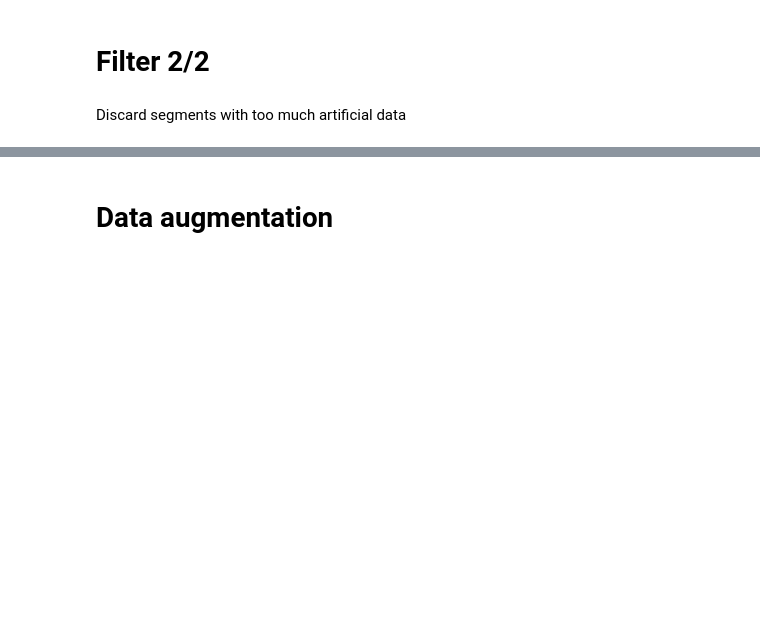
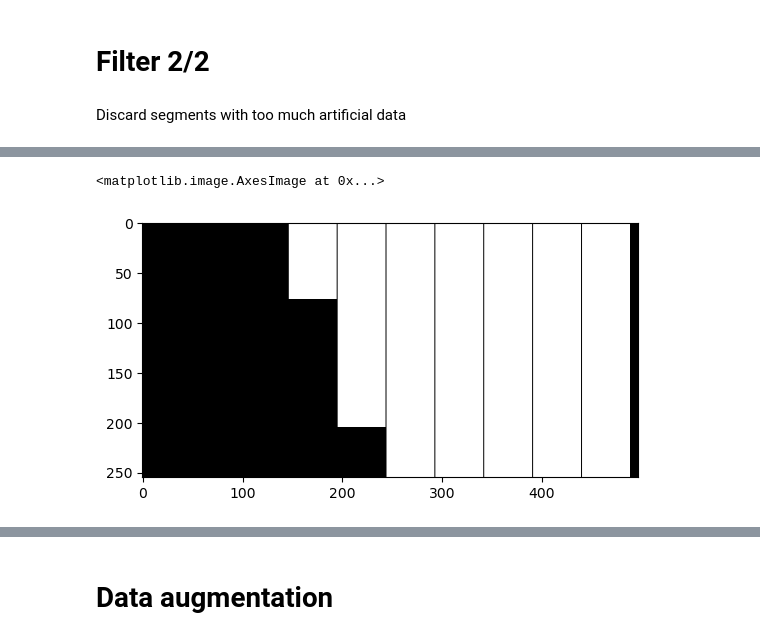
Before and after one commit to Yahnnosh/Sensor-Based-Modeling-of-Fatigue-Using-Transformer-Model, a Jupyter notebook: preproc_data_V3.ipynb, the cells around one changed output, grey strips where cells are left out. Drawn from its saved outputs; the diff is of its cells as text; code cells hidden in the pictures; blank space fills up the shorter version.

Commit message:
filtering per segment works now

```diff
--- a/preproc_data_V3.ipynb
+++ b/preproc_data_V3.ipynb
@@ -12,6 +12,8 @@ VARIABLES = ['ActivityCounts', 'Barometer', 'BloodPerfusion',
              'HRV', 'RESP', 'Steps', 'SkinTemperature', 'ActivityClass']
 SAMPLING_RATE = 1/60
 IMAGE_HEIGHT = 370 # height size of standard spectrogram (matplotlib)
+NFFT = 255 # 1 window in spectrogram is derived from NFFT datapoints
+NOVERLAP = 128 # window hop in spectrogram
 # %%
 # User change:
 SEGMENT_LENGTH = 100 # width of one segment [pixels] (full day data is 370x497 pixels)
@@ -68,7 +70,7 @@ def plotter_spec(day, dat, NFFT=256, noverlap=128):
 
         plt.subplot(3, 4, i+1)
         plt.title(variable)
-        plt.specgram(time_series, Fs=SAMPLING_RATE, NFFT=256, noverlap=128)
+        plt.specgram(time_series, Fs=SAMPLING_RATE, NFFT=NFFT, noverlap=NOVERLAP)
 
 def na_visualizer(days, dat):
     """
@@ -175,7 +177,7 @@ def missing_data_per_variable(dat):
     missing_data_variable = {variable: np.mean(na_data) for variable, na_data in missing_data_variable.items()}
     return missing_data_variable
 
-def spectrogram_as_array(time_series, NFFT=256, noverlap=128, iteration=1):
+def spectrogram_as_array(time_series, iteration=1):
     """
     Retrieves numerical data from spectrogram
     """
@@ -185,7 +187,7 @@ def spectrogram_as_array(time_series, NFFT=256, noverlap=128, iteration=1):
     plt.specgram(time_series,
                  Fs=SAMPLING_RATE,
                  NFFT=NFFT,
-                 noverlap=noverlap)
+                 noverlap=NOVERLAP)
     plt.axis('off') # removes everything except content of plot
 
     # need to draw plot to create spectrogram
@@ -399,3 +401,12 @@ plt.imshow(data_spectrogram[0]['HR']) # black bar in first row?
 [figure]
 # %% [markdown]
 # Segmentation
+# %%
+# segmentation (full dataset)
+days = range(data.shape[0])
+segments = {day: {variable: None for variable in VARIABLES} for day in days}
+for day in days:
+    for variable in VARIABLES:
+        time_series = get_time_series(data, variable, day)
+        image = data_spectrogram[day][variable]
+        segments[day][variable] = segmentor(image)
@@ -421,0 +506,5 @@ Discard segments with too much artificial data
+# %%
+plt.imshow(NA_images[0]['ActivityCounts'])
+# %% [output]
+<matplotlib.image.AxesImage at 0x...>
+[figure, added]
```
Also changed, not shown: parts of 18 cells of this notebook.
